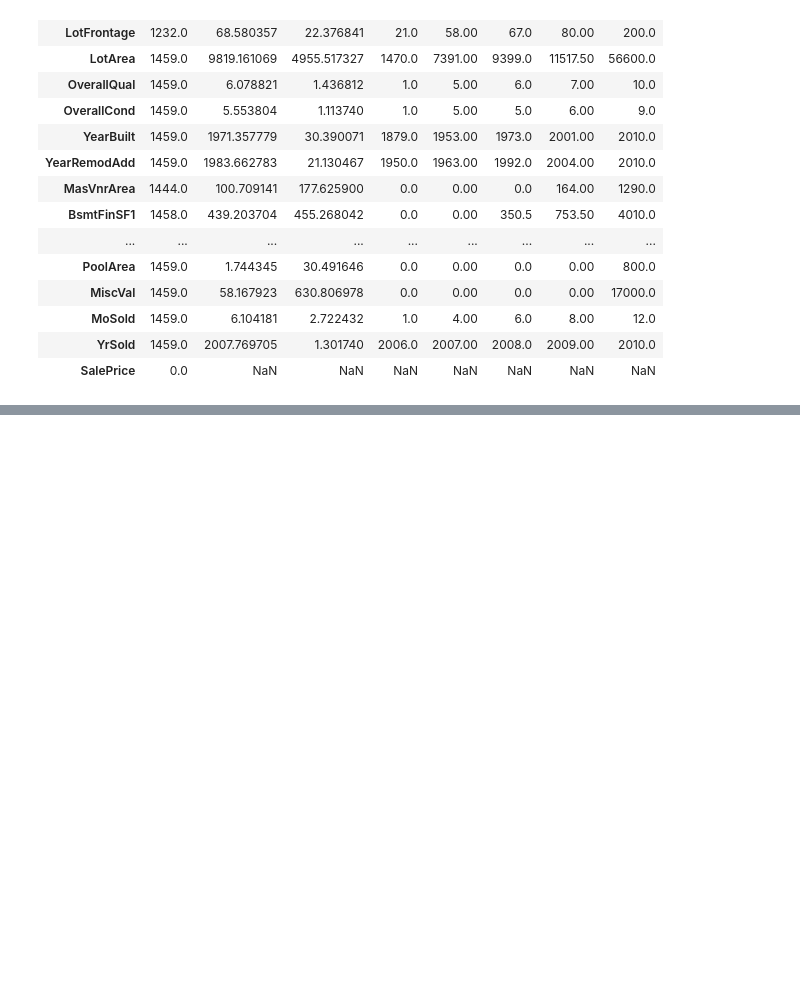
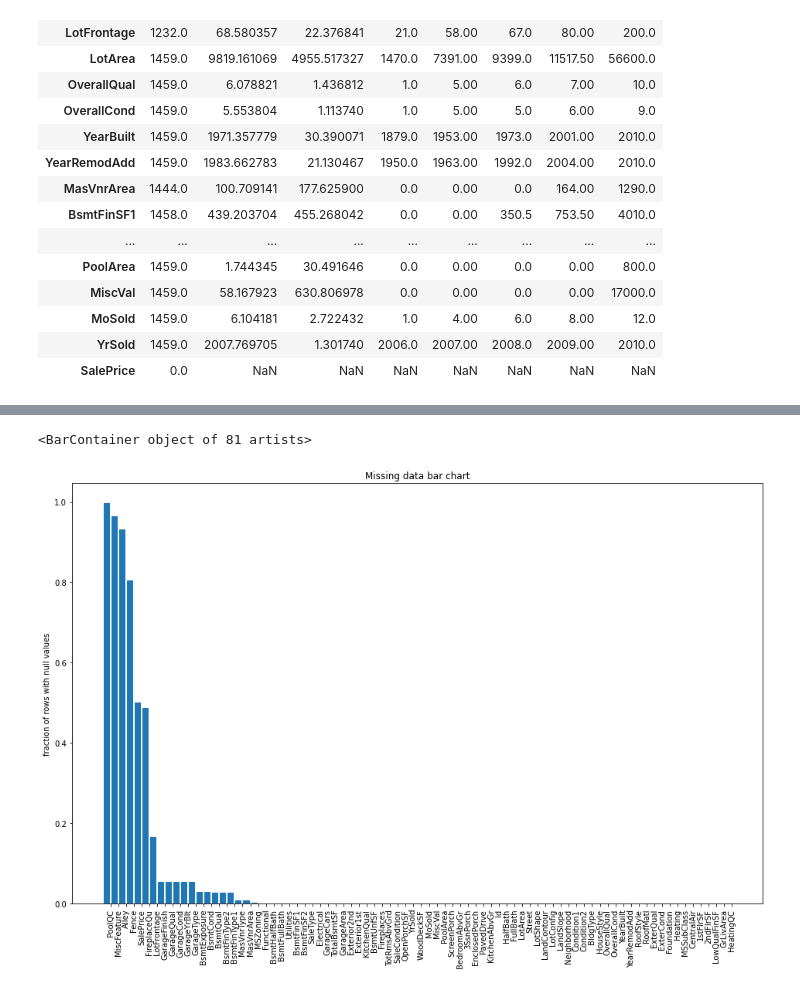
Before and after one commit to hassangaber/KaggleHousingPrices, a Jupyter notebook: HousingPrice.ipynb, the cells around one changed output, grey strips where cells are left out. Drawn from its saved outputs; the diff is of its cells as text; code cells hidden in the pictures; blank space fills up the shorter version.

Commit message:
started data wrangling

```diff
--- a/HousingPrice.ipynb
+++ b/HousingPrice.ipynb
@@ -67,0 +117,10 @@ All data shape:  (2919, 81)
+# %%
+nullCounter = tt_data.isna().sum().sort_values(ascending=False)/len(tt_data)
+plt.figure(figsize=(16,10))
+plt.title('Missing data bar chart')
+plt.xticks(np.arange(len(nullCounter))+0.5, nullCounter.index, rotation='vertical')
+plt.ylabel('fraction of rows with null values')
+plt.bar(np.arange(len(nullCounter)), nullCounter)
+# %% [output]
+<BarContainer object of 81 artists>
+[figure, added]
```
Also changed, not shown: parts of 4 cells of this notebook.
